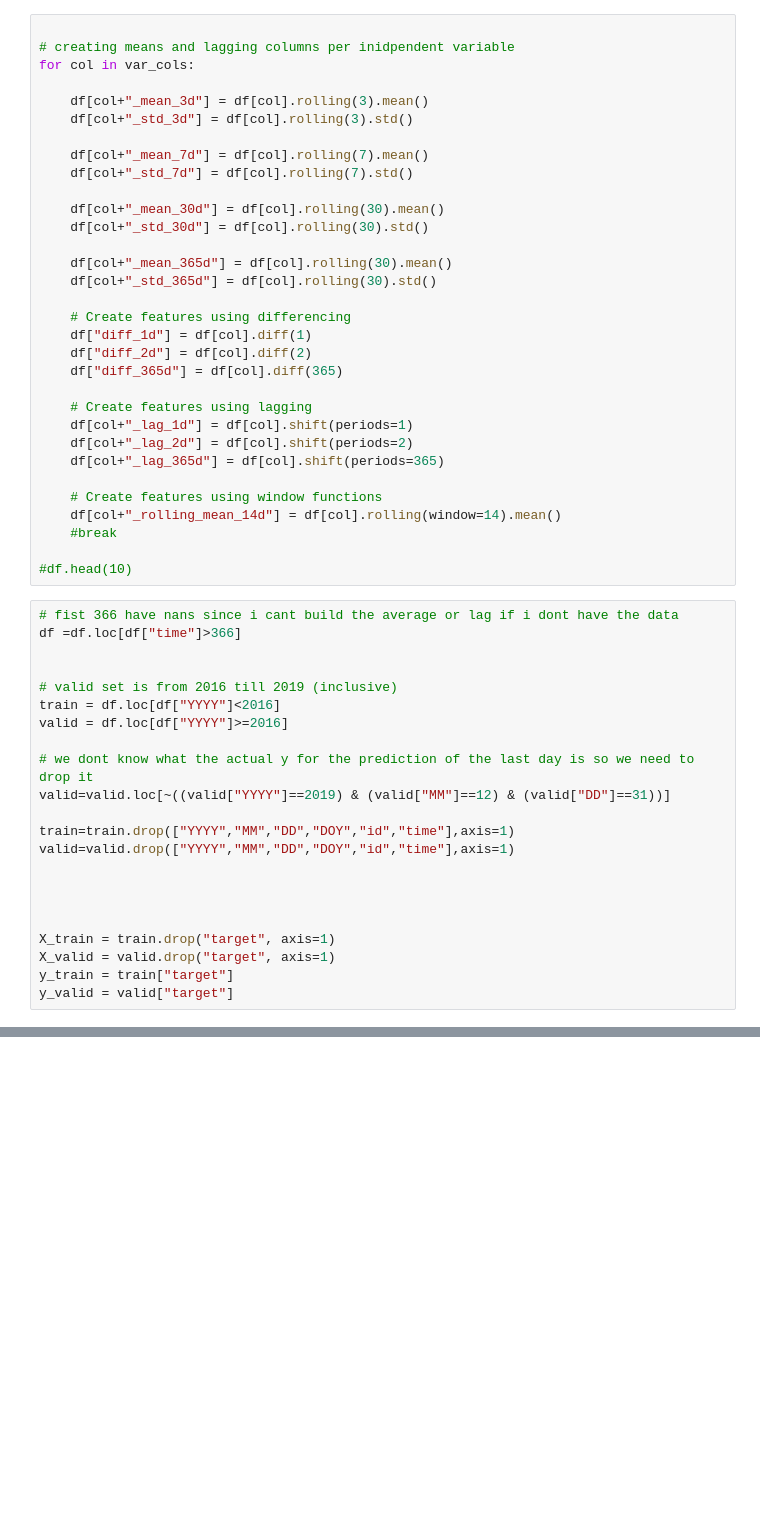
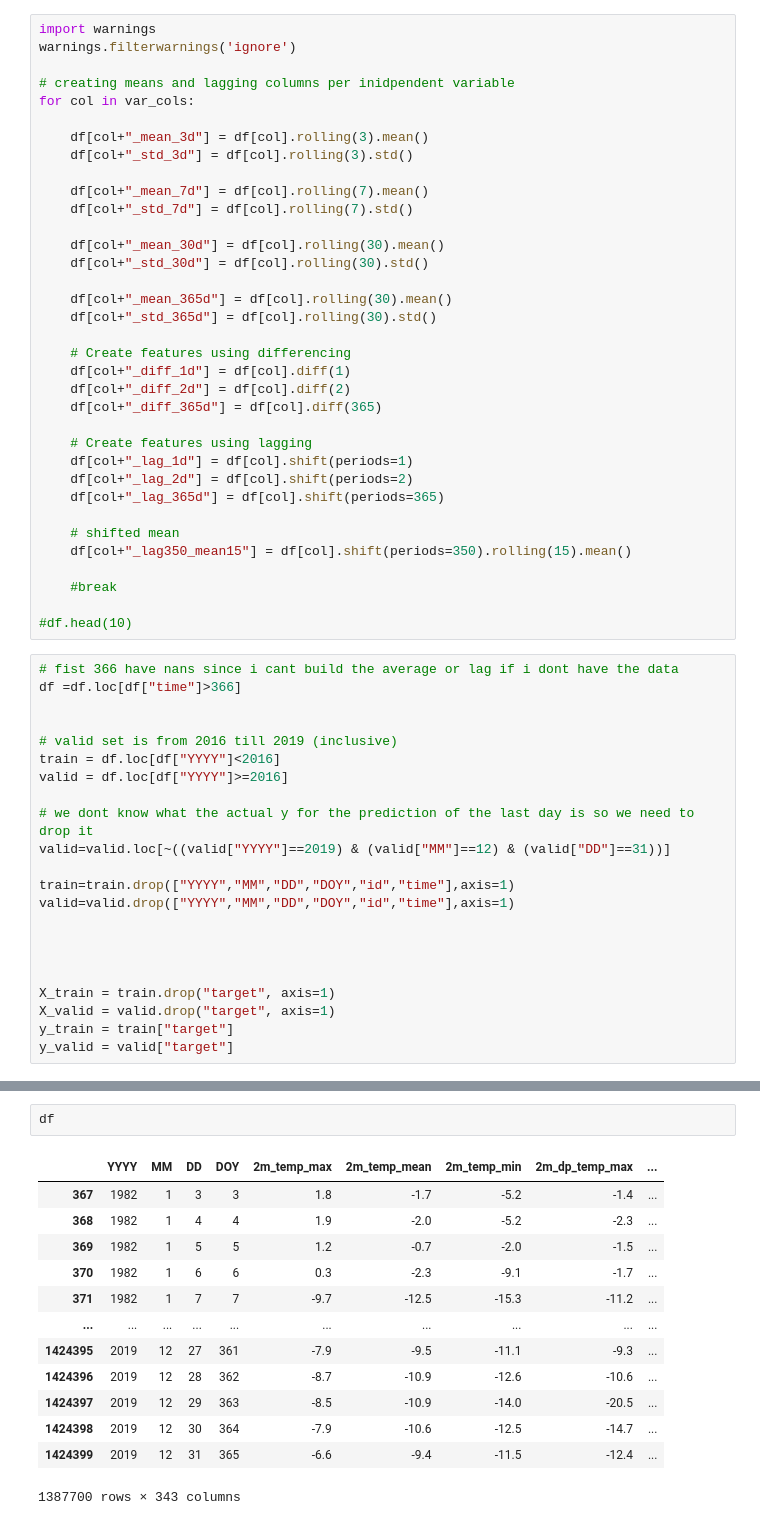
Before and after one commit to fambrogi/AI-ML_ex2, a Jupyter notebook: Alex_Timeline_ML.ipynb, the cells around one changed output, grey strips where cells are left out. Cells and saved outputs as stored; diff of their text form; blank space fills up the shorter version.

```diff
--- a/Alex_Timeline_ML.ipynb
+++ b/Alex_Timeline_ML.ipynb
@@ -55,6 +64,8 @@ var_cols=['2m_temp_max', '2m_temp_mean', '2m_temp_min',
 # Target variable is the perc once shifted
 df["target"] = df["prec"].shift(periods=-1)
 # %%
+import warnings
+warnings.filterwarnings('ignore')
 
 # creating means and lagging columns per inidpendent variable
 for col in var_cols:
@@ -72,17 +83,18 @@ for col in var_cols:
     df[col+"_std_365d"] = df[col].rolling(30).std()
 
     # Create features using differencing
-    df["diff_1d"] = df[col].diff(1)
-    df["diff_2d"] = df[col].diff(2)
-    df["diff_365d"] = df[col].diff(365)
+    df[col+"_diff_1d"] = df[col].diff(1)
+    df[col+"_diff_2d"] = df[col].diff(2)
+    df[col+"_diff_365d"] = df[col].diff(365)
 
     # Create features using lagging
     df[col+"_lag_1d"] = df[col].shift(periods=1)
     df[col+"_lag_2d"] = df[col].shift(periods=2)
     df[col+"_lag_365d"] = df[col].shift(periods=365)
 
-    # Create features using window functions
-    df[col+"_rolling_mean_14d"] = df[col].rolling(window=14).mean()
+    # shifted mean
+    df[col+"_lag350_mean15"] = df[col].shift(periods=350).rolling(15).mean()
+
     #break
 
 #df.head(10)
@@ -141,0 +347,16 @@ KeyboardInterrupt:
+# %%
+df
+# %% [output]
+|  | YYYY | MM | DD | DOY | 2m_temp_max | 2m_temp_mean | 2m_temp_min | 2m_dp_temp_max | ... |
+| 367 | 1982 | 1 | 3 | 3 | 1.8 | -1.7 | -5.2 | -1.4 | ... |
+| 368 | 1982 | 1 | 4 | 4 | 1.9 | -2.0 | -5.2 | -2.3 | ... |
+| 369 | 1982 | 1 | 5 | 5 | 1.2 | -0.7 | -2.0 | -1.5 | ... |
+| 370 | 1982 | 1 | 6 | 6 | 0.3 | -2.3 | -9.1 | -1.7 | ... |
+| 371 | 1982 | 1 | 7 | 7 | -9.7 | -12.5 | -15.3 | -11.2 | ... |
+| ... | ... | ... | ... | ... | ... | ... | ... | ... | ... |
+| 1424395 | 2019 | 12 | 27 | 361 | -7.9 | -9.5 | -11.1 | -9.3 | ... |
+| 1424396 | 2019 | 12 | 28 | 362 | -8.7 | -10.9 | -12.6 | -10.6 | ... |
+| 1424397 | 2019 | 12 | 29 | 363 | -8.5 | -10.9 | -14.0 | -20.5 | ... |
+| 1424398 | 2019 | 12 | 30 | 364 | -7.9 | -10.6 | -12.5 | -14.7 | ... |
+| 1424399 | 2019 | 12 | 31 | 365 | -6.6 | -9.4 | -11.5 | -12.4 | ... |
+1387700 rows × 343 columns
```
Also changed, not shown: parts of 29 cells of this notebook.
